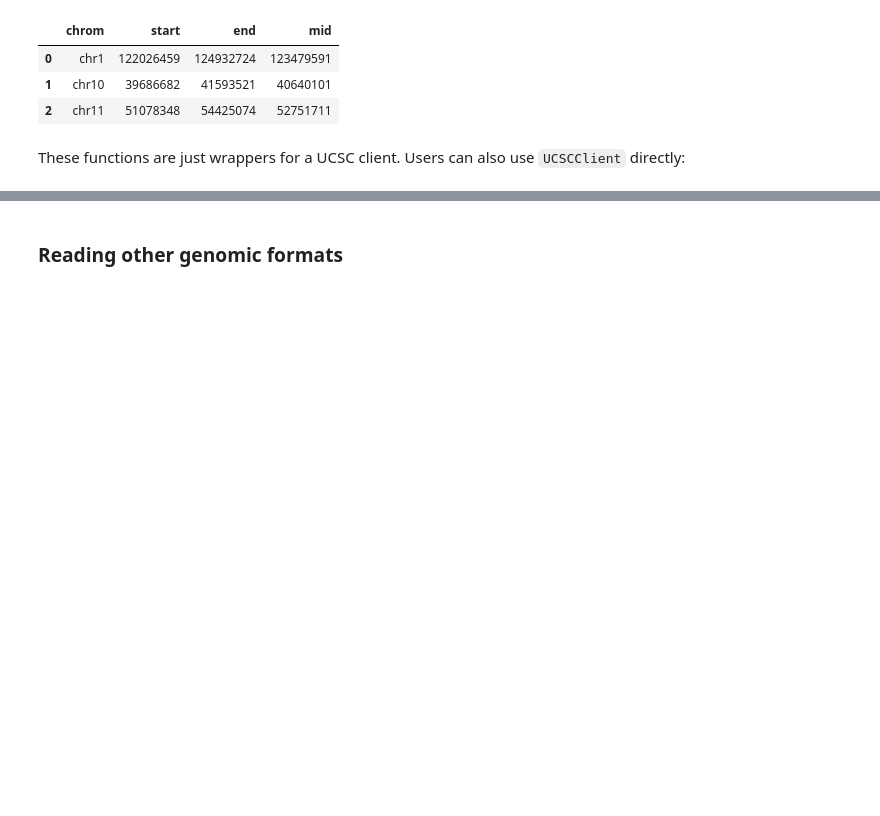
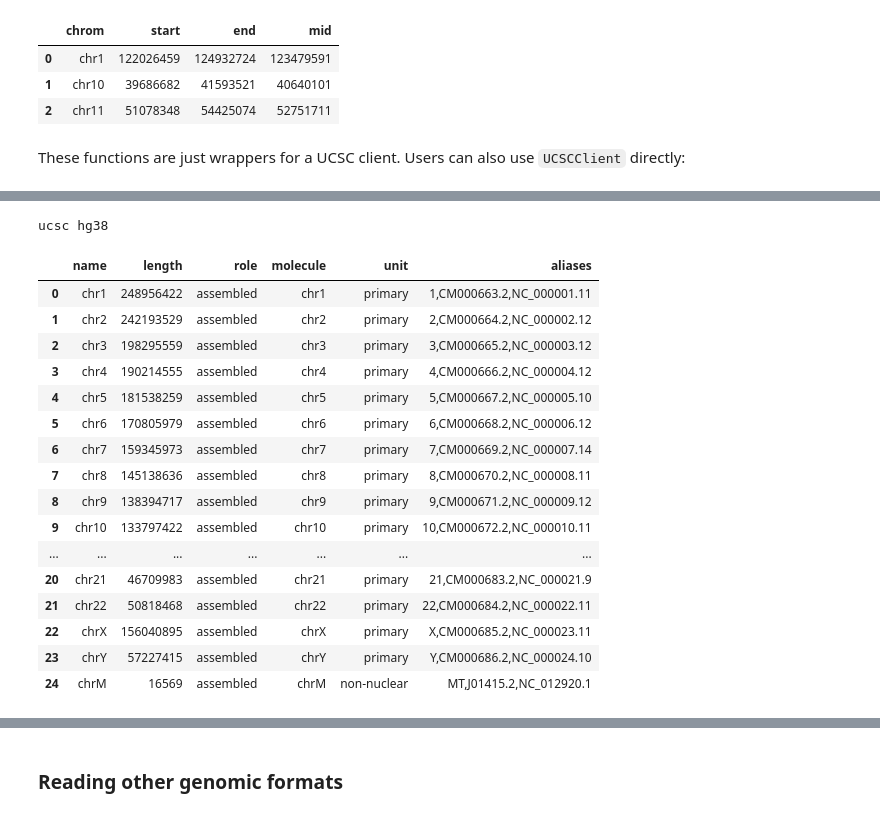
Before and after one commit to open2c/bioframe, a Jupyter notebook: docs/guide-io.ipynb, the cells around one changed output, grey strips where cells are left out. Saved outputs shown, nothing was run; the diff lists cells and outputs as text; code cells hidden in the pictures; blank space fills up the shorter version.

```diff
--- a/docs/guide-io.ipynb
+++ b/docs/guide-io.ipynb
@@ -211,0 +239,23 @@ client.fetch_cytoband()
+# %%
+hg38 = bioframe.assembly_info("hg38")
+print(hg38.provider, hg38.provider_build)
+hg38.seqinfo
+# %% [output]
+ucsc hg38
+|  | name | length | role | molecule | unit | aliases |
+| 0 | chr1 | 248956422 | assembled | chr1 | primary | 1,CM000663.2,NC_000001.11 |
+| 1 | chr2 | 242193529 | assembled | chr2 | primary | 2,CM000664.2,NC_000002.12 |
+| 2 | chr3 | 198295559 | assembled | chr3 | primary | 3,CM000665.2,NC_000003.12 |
+| 3 | chr4 | 190214555 | assembled | chr4 | primary | 4,CM000666.2,NC_000004.12 |
+| 4 | chr5 | 181538259 | assembled | chr5 | primary | 5,CM000667.2,NC_000005.10 |
+| 5 | chr6 | 170805979 | assembled | chr6 | primary | 6,CM000668.2,NC_000006.12 |
+| 6 | chr7 | 159345973 | assembled | chr7 | primary | 7,CM000669.2,NC_000007.14 |
+| 7 | chr8 | 145138636 | assembled | chr8 | primary | 8,CM000670.2,NC_000008.11 |
+| 8 | chr9 | 138394717 | assembled | chr9 | primary | 9,CM000671.2,NC_000009.12 |
+| 9 | chr10 | 133797422 | assembled | chr10 | primary | 10,CM000672.2,NC_000010.11 |
+| ... | ... | ... | ... | ... | ... | ... |
+| 20 | chr21 | 46709983 | assembled | chr21 | primary | 21,CM000683.2,NC_000021.9 |
+| 21 | chr22 | 50818468 | assembled | chr22 | primary | 22,CM000684.2,NC_000022.11 |
+| 22 | chrX | 156040895 | assembled | chrX | primary | X,CM000685.2,NC_000023.11 |
+| 23 | chrY | 57227415 | assembled | chrY | primary | Y,CM000686.2,NC_000024.10 |
+| 24 | chrM | 16569 | assembled | chrM | non-nuclear | MT,J01415.2,NC_012920.1 |
```
Also changed, not shown: parts of 12 cells of this notebook.
